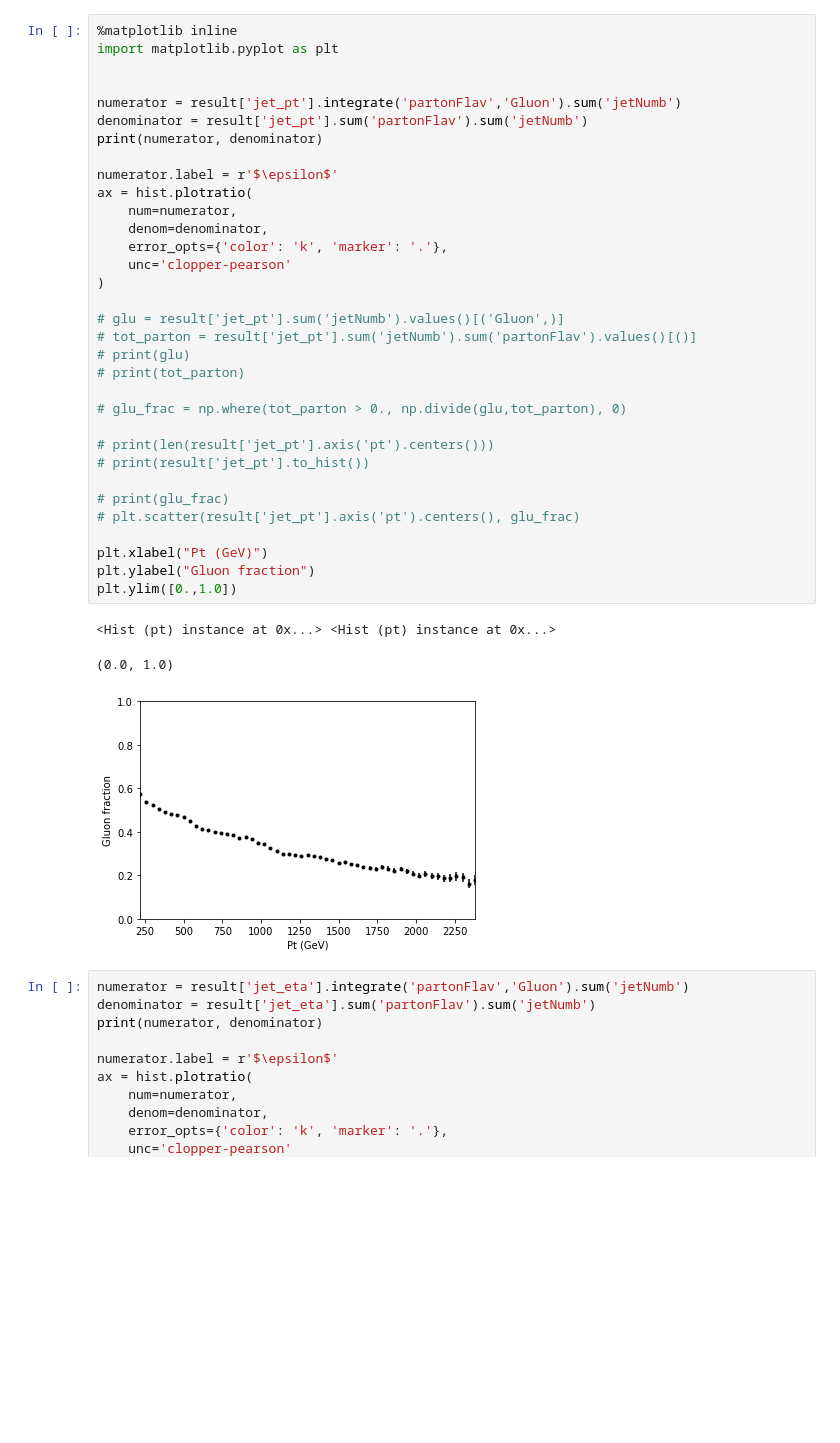
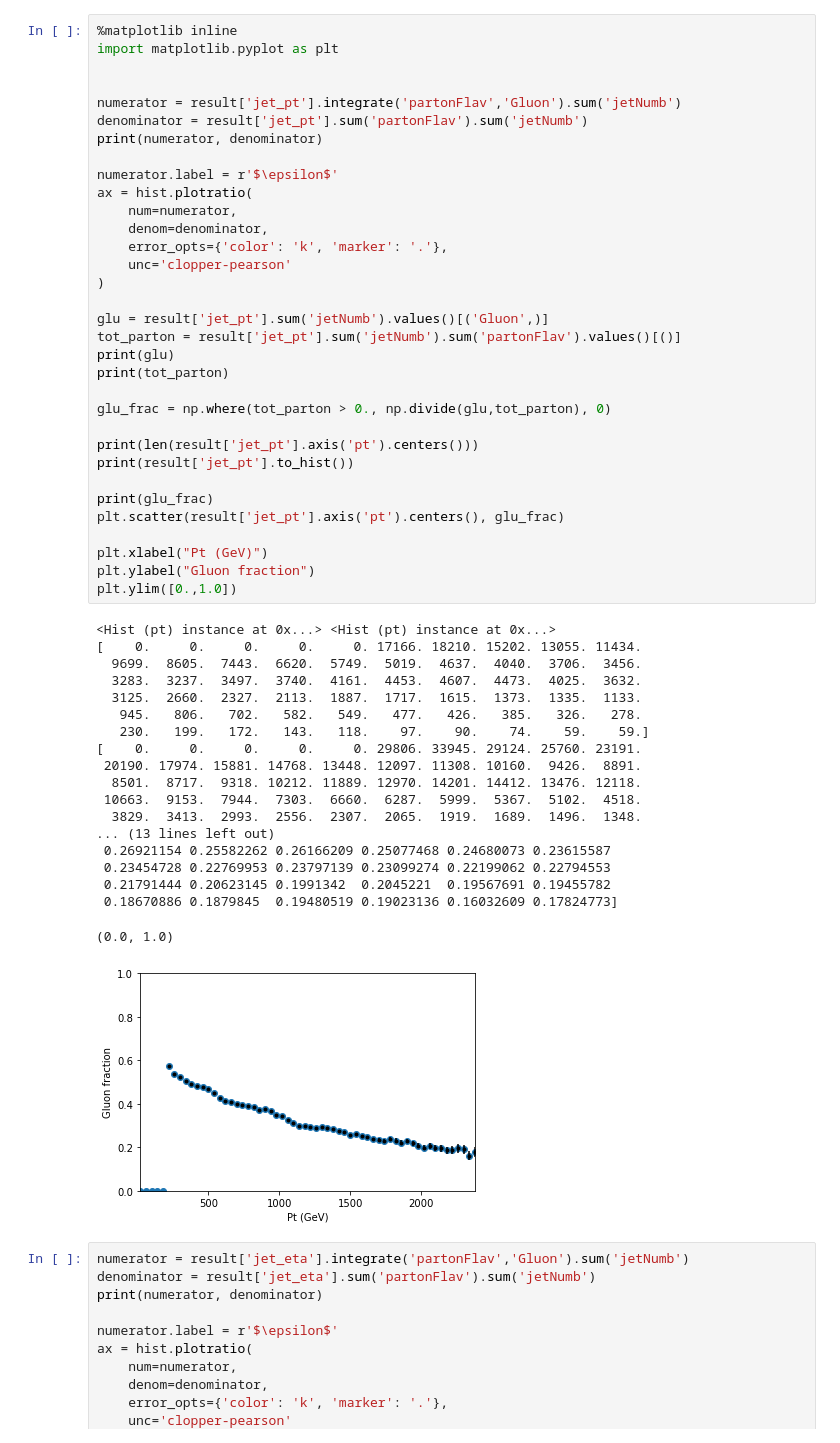
Before and after one commit to laurenhay/GluonJetMass, a Jupyter notebook: TrijetSelection_studies.ipynb, the cells around one changed output. Drawn from its saved outputs; the diff is of its cells as text; blank space fills up the shorter version.

```diff
--- a/TrijetSelection_studies.ipynb
+++ b/TrijetSelection_studies.ipynb
@@ -452,40 +459,56 @@ Time taken to run over samples  327.7880027294159
 # %%
 %matplotlib inline
 import matplotlib.pyplot as plt
 
 
 numerator = result['jet_pt'].integrate('partonFlav','Gluon').sum('jetNumb')
 denominator = result['jet_pt'].sum('partonFlav').sum('jetNumb')
 print(numerator, denominator)
 
 numerator.label = r'$\epsilon$'
 ax = hist.plotratio(
     num=numerator,
     denom=denominator,
     error_opts={'color': 'k', 'marker': '.'},
     unc='clopper-pearson'
 )
 
-# glu = result['jet_pt'].sum('jetNumb').values()[('Gluon',)]
-# tot_parton = result['jet_pt'].sum('jetNumb').sum('partonFlav').values()[()]
-# print(glu)
-# print(tot_parton)
+glu = result['jet_pt'].sum('jetNumb').values()[('Gluon',)]
+tot_parton = result['jet_pt'].sum('jetNumb').sum('partonFlav').values()[()]
+print(glu)
+print(tot_parton)
 
-# glu_frac = np.where(tot_parton > 0., np.divide(glu,tot_parton), 0)
+glu_frac = np.where(tot_parton > 0., np.divide(glu,tot_parton), 0)
 
-# print(len(result['jet_pt'].axis('pt').centers()))
-# print(result['jet_pt'].to_hist())
+print(len(result['jet_pt'].axis('pt').centers()))
+print(result['jet_pt'].to_hist())
 
-# print(glu_frac)
-# plt.scatter(result['jet_pt'].axis('pt').centers(), glu_frac)
+print(glu_frac)
+plt.scatter(result['jet_pt'].axis('pt').centers(), glu_frac)
 
 plt.xlabel("Pt (GeV)")
 plt.ylabel("Gluon fraction")
 plt.ylim([0.,1.0])
 # %% [output]
 <Hist (pt) instance at 0x...> <Hist (pt) instance at 0x...>
+[    0.     0.     0.     0.     0. 17166. 18210. 15202. 13055. 11434.
+  9699.  8605.  7443.  6620.  5749.  5019.  4637.  4040.  3706.  3456.
+  3283.  3237.  3497.  3740.  4161.  4453.  4607.  4473.  4025.  3632.
+  3125.  2660.  2327.  2113.  1887.  1717.  1615.  1373.  1335.  1133.
+   945.   806.   702.   582.   549.   477.   426.   385.   326.   278.
+   230.   199.   172.   143.   118.    97.    90.    74.    59.    59.]
+[    0.     0.     0.     0.     0. 29806. 33945. 29124. 25760. 23191.
+ 20190. 17974. 15881. 14768. 13448. 12097. 11308. 10160.  9426.  8891.
+  8501.  8717.  9318. 10212. 11889. 12970. 14201. 14412. 13476. 12118.
+ 10663.  9153.  7944.  7303.  6660.  6287.  5999.  5367.  5102.  4518.
+  3829.  3413.  2993.  2556.  2307.  2065.  1919.  1689.  1496.  1348.
+... (13 lines left out)
+ 0.26921154 0.25582262 0.26166209 0.25077468 0.24680073 0.23615587
+ 0.23454728 0.22769953 0.23797139 0.23099274 0.22199062 0.22794553
+ 0.21791444 0.20623145 0.1991342  0.2045221  0.19567691 0.19455782
+ 0.18670886 0.1879845  0.19480519 0.19023136 0.16032609 0.17824773]
 (0.0, 1.0)
-[figure, old version]
+[figure, new version]
 # %%
 numerator = result['jet_eta'].integrate('partonFlav','Gluon').sum('jetNumb')
 denominator = result['jet_eta'].sum('partonFlav').sum('jetNumb')
```
Also changed, not shown: parts of 10 cells of this notebook, 7 other files.
